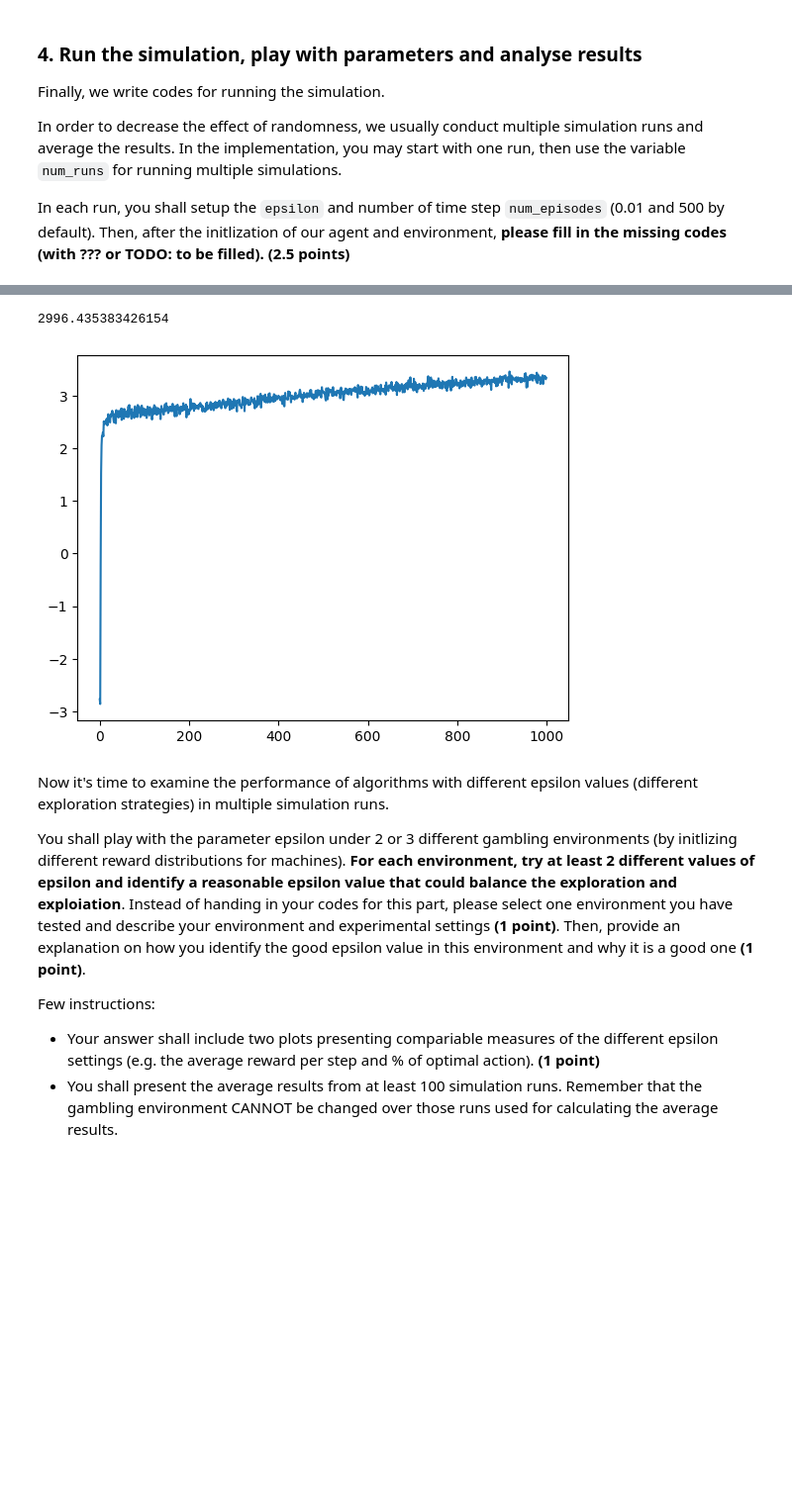
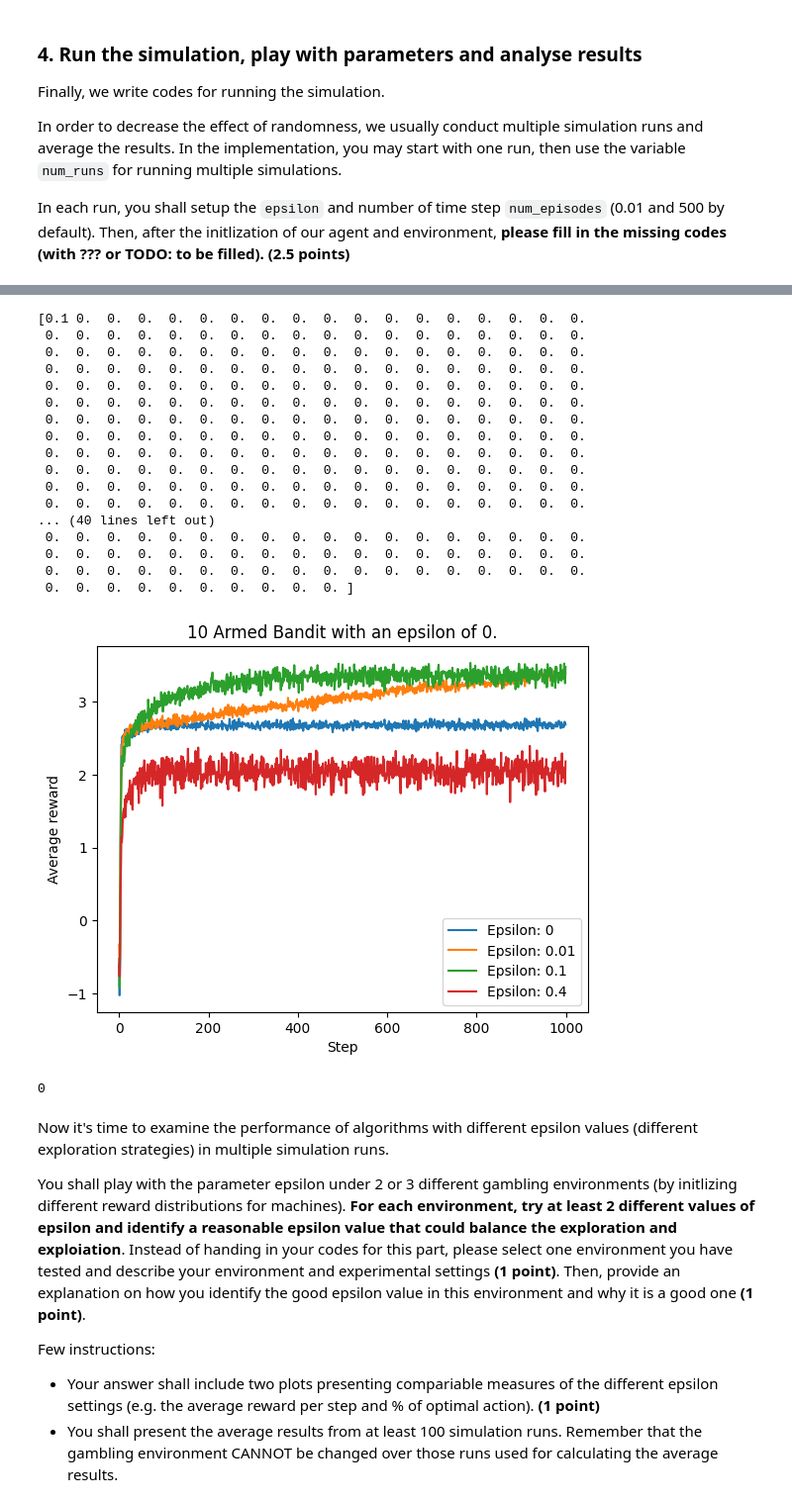
Before and after one commit to DatSplit/AML_Universiteit_Utrecht, a Jupyter notebook: AML_ass1.ipynb, the cells around one changed output, grey strips where cells are left out. Shown at 99% size. Cells and saved outputs as stored; diff of their text form; code cells hidden in the pictures; blank space fills up the shorter version.

Commit message:
Update plots

```diff
--- a/AML_ass1.ipynb
+++ b/AML_ass1.ipynb
@@ -211,6 +202,10 @@ class EplisonGreedyAgent:
     def select_action(self):
         number = np.random.uniform(0,1)
         #prob_greedy = 1-self.epsilon+(self.epsilon/self.num_arms)
+        if(np.all((self.Qvalues == 0))):
+            action = np.random.choice(self.num_arms)
+            self.stepSize[action] += 1
+            return action
         if(number < 1-self.epsilon):
 
             action = np.argmax(self.Qvalues)
@@ -306,12 +313,62 @@ Discrete(10)
-# %%
-#print(step_rewards)
-print(sum_rewards/num_runs)
-import matplotlib.pyplot as plt
-plt.plot(step_rewards)
-plt.show()
-# %% [output]
-2996.435383426154
-[figure, removed]
+# %%
+#print(step_rewards)
+#print(actions[:,300])
+def percentage_optimal_action(actions,optimal_action):
+    optimal_actions = np.zeros(num_episodes)
+    for c in range(num_episodes):
+        # print(np.sum(actions[:,c]==optimal_action))
+        # print(actions[:,c])
+        optimal_actions[c] = np.sum(actions[:,c]==optimal_action) / num_runs
+    return optimal_actions
+
+poa = percentage_optimal_action(actions,4)
+
+print(poa)
+
+#print(sum_rewards/num_runs)
+import matplotlib.pyplot as plt
+plt.plot(step_rewards,label='Epsilon: 0')
+plt.plot(step_rewards2,label='Epsilon: 0.01')
+plt.plot(step_rewards3,label='Epsilon: 0.1')
+plt.plot(step_rewards4,label='Epsilon: 0.4')
+plt.title(f'{num_action} Armed Bandit with an epsilon of {epsilon}.')
+plt.legend()
+plt.xlabel('Step')
+plt.ylabel('Average reward')
+plt.show()
+
+
+# plt.plot(poa)
+# plt.show()
+
+#3 different gambling rooms
+# >=2 different epsilon values. indentify a balanced epsilon value between exploration and exploitation.
+#Explain one environment and its experimental settings, explain how to identifty good epsilon value, and why this  a good one.
+# Multiple plots
+# %% [output]
+[0.1 0.  0.  0.  0.  0.  0.  0.  0.  0.  0.  0.  0.  0.  0.  0.  0.  0.
+ 0.  0.  0.  0.  0.  0.  0.  0.  0.  0.  0.  0.  0.  0.  0.  0.  0.  0.
+ 0.  0.  0.  0.  0.  0.  0.  0.  0.  0.  0.  0.  0.  0.  0.  0.  0.  0.
+ 0.  0.  0.  0.  0.  0.  0.  0.  0.  0.  0.  0.  0.  0.  0.  0.  0.  0.
+ 0.  0.  0.  0.  0.  0.  0.  0.  0.  0.  0.  0.  0.  0.  0.  0.  0.  0.
+ 0.  0.  0.  0.  0.  0.  0.  0.  0.  0.  0.  0.  0.  0.  0.  0.  0.  0.
+ 0.  0.  0.  0.  0.  0.  0.  0.  0.  0.  0.  0.  0.  0.  0.  0.  0.  0.
+ 0.  0.  0.  0.  0.  0.  0.  0.  0.  0.  0.  0.  0.  0.  0.  0.  0.  0.
+ 0.  0.  0.  0.  0.  0.  0.  0.  0.  0.  0.  0.  0.  0.  0.  0.  0.  0.
+ 0.  0.  0.  0.  0.  0.  0.  0.  0.  0.  0.  0.  0.  0.  0.  0.  0.  0.
+ 0.  0.  0.  0.  0.  0.  0.  0.  0.  0.  0.  0.  0.  0.  0.  0.  0.  0.
+ 0.  0.  0.  0.  0.  0.  0.  0.  0.  0.  0.  0.  0.  0.  0.  0.  0.  0.
+... (40 lines left out)
+ 0.  0.  0.  0.  0.  0.  0.  0.  0.  0.  0.  0.  0.  0.  0.  0.  0.  0.
+ 0.  0.  0.  0.  0.  0.  0.  0.  0.  0.  0.  0.  0.  0.  0.  0.  0.  0.
+ 0.  0.  0.  0.  0.  0.  0.  0.  0.  0.  0.  0.  0.  0.  0.  0.  0.  0.
+ 0.  0.  0.  0.  0.  0.  0.  0.  0.  0. ]
+[figure, added]
+# %%
+nulls = [0,0,0,0,0]
+np.argmax(nulls)
+# %% [output]
+0
 # %% [markdown]
 Now it's time to examine the performance of algorithms with different epsilon values (different exploration strategies) in multiple simulation runs.
 
```
Also changed, not shown: parts of 6 cells of this notebook.
